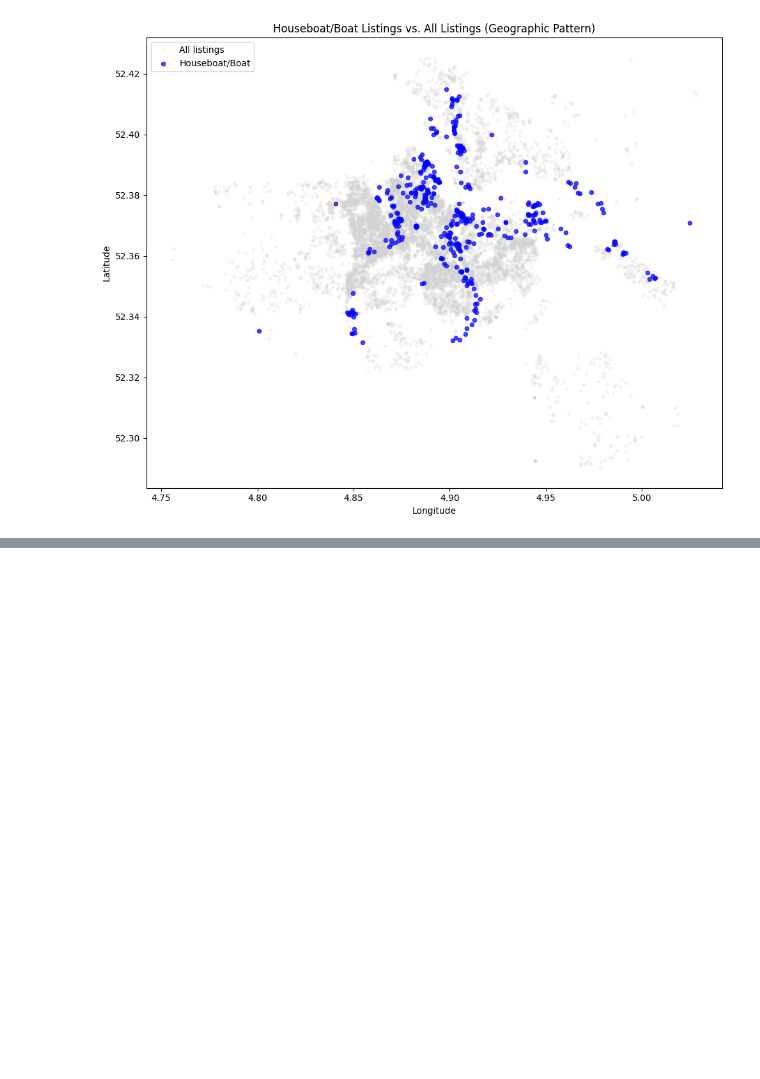
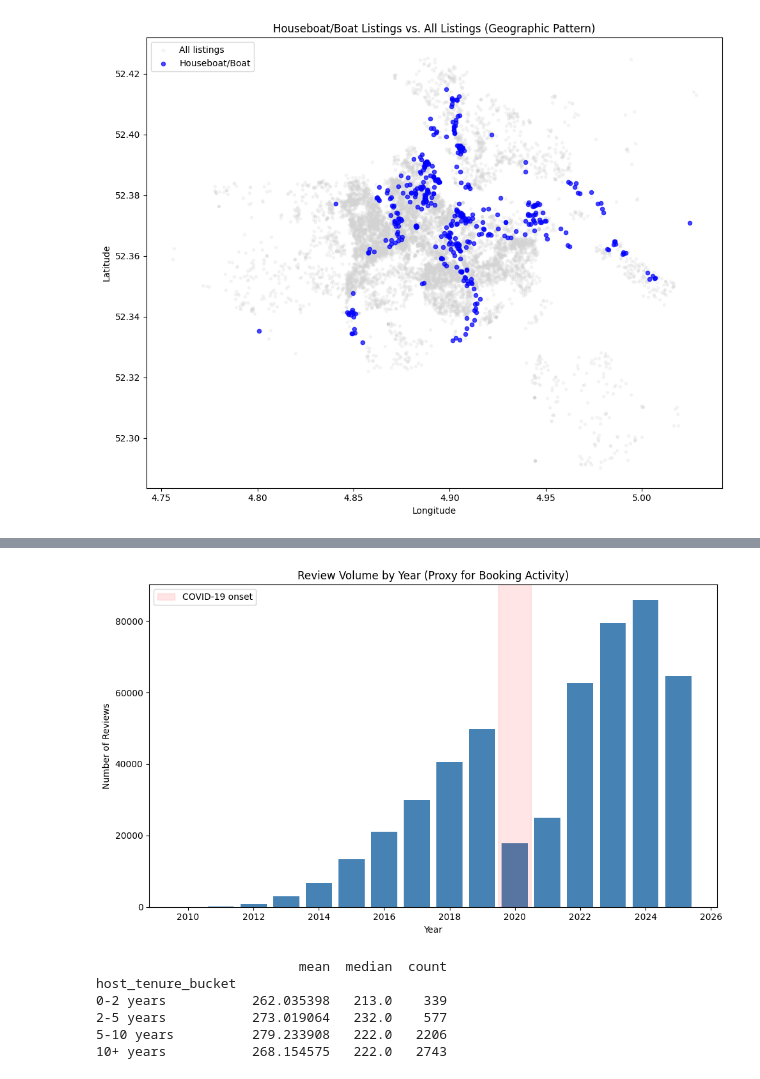
Before and after one commit to HimayaPathirage/airbnb-amsterdam, a Jupyter notebook: notebooks/section4_eda.ipynb, the cells around one changed output, grey strips where cells are left out. Drawn from its saved outputs; the diff is of its cells as text; code cells hidden in the pictures; blank space fills up the shorter version.

```diff
--- a/notebooks/section4_eda.ipynb
+++ b/notebooks/section4_eda.ipynb
@@ -346,0 +354,9 @@ plt.show()
+# %%
+from ingest import load_reviews_summary
+
+df_reviews = load_reviews_summary()
+df_reviews['date_parsed'] = pd.to_datetime(df_reviews['date'])
+df_reviews['year'] = df_reviews['date_parsed'].dt.year
+
+yearly_reviews = df_reviews.groupby('year').size()
+print(yearly_reviews)
@@ -346,0 +383,27 @@ plt.show()
+# %%
+plt.figure(figsize=(10, 6))
+plt.bar(yearly_reviews.index, yearly_reviews.values, color='steelblue')
+plt.xlabel('Year')
+plt.ylabel('Number of Reviews')
+plt.title('Review Volume by Year (Proxy for Booking Activity)')
+plt.axvspan(2019.5, 2020.5, color='red', alpha=0.1, label='COVID-19 onset')
+plt.legend()
+plt.tight_layout()
+plt.savefig('../reports/review_volume_by_year.png', dpi=150)
+plt.show()
+# %% [output]
+[figure, added]
+# %%
+df['host_tenure_bucket'] = pd.cut(df['host_tenure_years'],
+                                    bins=[0, 2, 5, 10, 20],
+                                    labels=['0-2 years', '2-5 years', '5-10 years', '10+ years'])
+
+tenure_price = df[df['price_outlier_flag']==False].groupby('host_tenure_bucket')['price_clean'].agg(['mean', 'median', 'count'])
+print(tenure_price)
+# %% [output]
+                          mean  median  count
+host_tenure_bucket
+0-2 years           262.035398   213.0    339
+2-5 years           273.019064   232.0    577
+5-10 years          279.233908   222.0   2206
+10+ years           268.154575   222.0   2743
```
Also changed, not shown: parts of 7 cells of this notebook.
